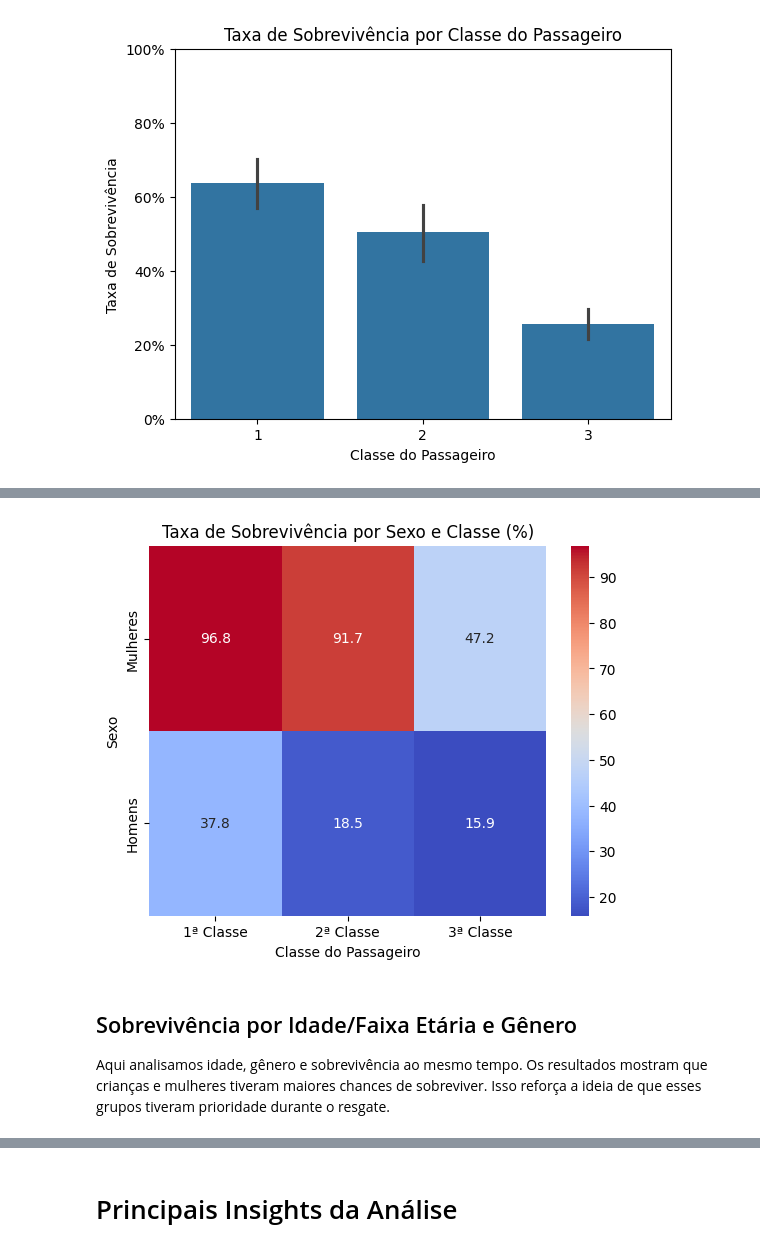
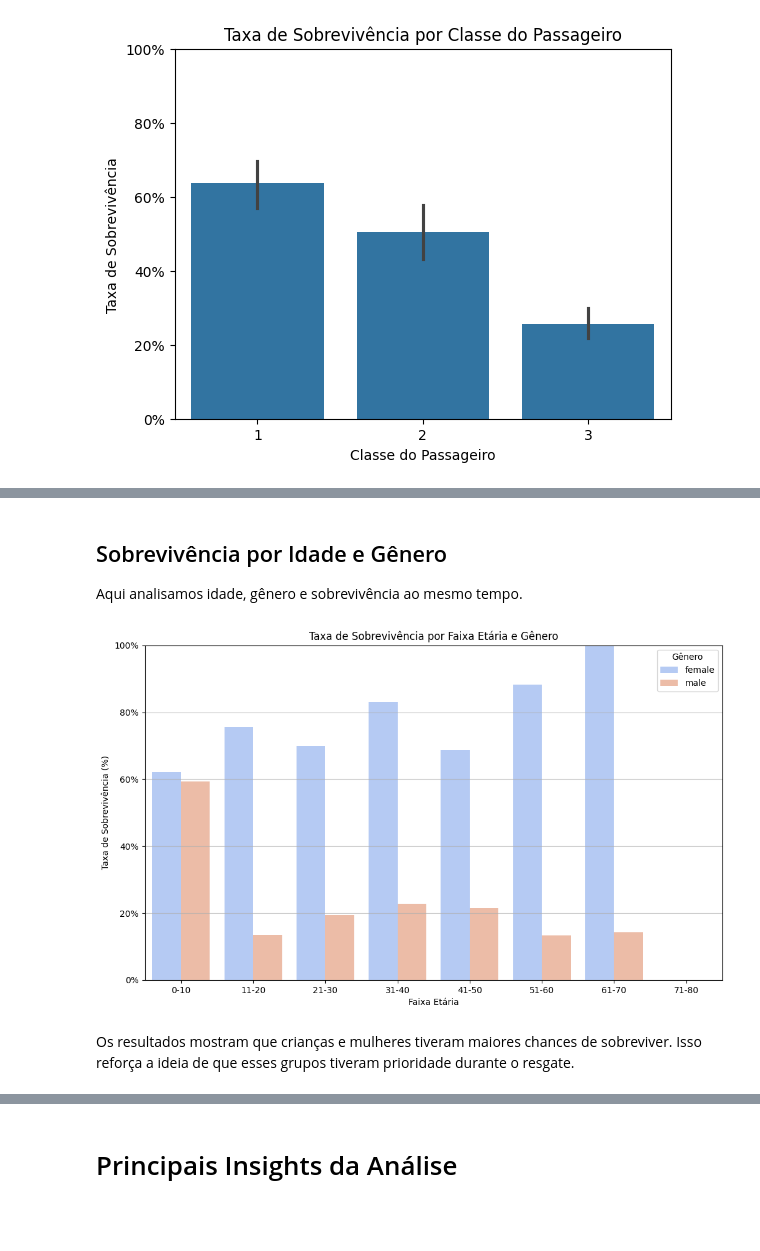
Before and after one commit to rodrigodll46/Titanic, a Jupyter notebook: notebook/Titanic.ipynb, the cells around one changed output, grey strips where cells are left out. Drawn from its saved outputs; the diff is of its cells as text; code cells hidden in the pictures; blank space fills up the shorter version.

```diff
--- a/notebook/Titanic.ipynb
+++ b/notebook/Titanic.ipynb
@@ -398,17 +280,28 @@ plt.show()
-# %%
-tabela = df_titanic.pivot_table(values='Survived', index='Sex', columns='Pclass', observed=True)*100
-tabela.index = ['Mulheres', 'Homens']
-tabela.columns = ['1ª Classe', '2ª Classe', '3ª Classe']
-sns.heatmap(tabela, annot=True, fmt='.1f', cmap='coolwarm')
-plt.title('Taxa de Sobrevivência por Sexo e Classe (%)')
-plt.xlabel('Classe do Passageiro')
-plt.ylabel('Sexo')
-plt.show()
-# %% [output]
-[figure, removed]
+# %% [markdown]
+## Sobrevivência por Idade e Gênero
+
+Aqui analisamos idade, gênero e sobrevivência ao mesmo tempo.
+# %%
+age_bins = [0, 10, 20, 30, 40, 50, 60, 70, 80]
+age_labels = ['0-10', '11-20', '21-30', '31-40', '41-50', '51-60', '61-70', '71-80']
+
+df_plot = df_titanic.copy()
+df_plot['AgeGroup'] = pd.cut(df_plot['Age'], bins=age_bins, labels=age_labels, right=False)
+
+survival_rate_by_age_sex = df_plot.groupby(['AgeGroup', 'Sex'], observed=False)['Survived'].apply(lambda x: x.astype(int).mean()).reset_index()
+
+plt.figure(figsize=(12, 7))
+sns.barplot(x='AgeGroup', y='Survived', hue='Sex', data=survival_rate_by_age_sex, palette='coolwarm')
+plt.title('Taxa de Sobrevivência por Faixa Etária e Gênero')
+plt.xlabel('Faixa Etária')
+plt.ylabel('Taxa de Sobrevivência (%)')
+plt.ylim(0, 1)
+plt.grid(axis='y', alpha=0.75)
+plt.gca().yaxis.set_major_formatter(PercentFormatter(1))
+plt.legend(title='Gênero')
+plt.show()
+# %% [output]
+[figure, added]
 # %% [markdown]
-## Sobrevivência por Idade/Faixa Etária e Gênero
-
-Aqui analisamos idade, gênero e sobrevivência ao mesmo tempo.
 Os resultados mostram que crianças e mulheres tiveram maiores chances de sobreviver.
 Isso reforça a ideia de que esses grupos tiveram prioridade durante o resgate.
```
Also changed, not shown: parts of 58 cells of this notebook.
